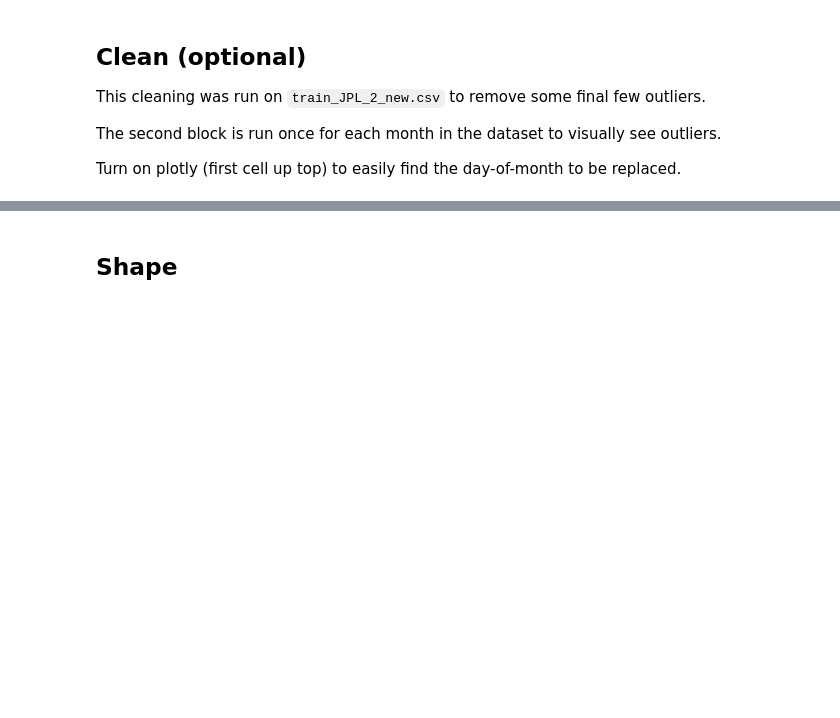
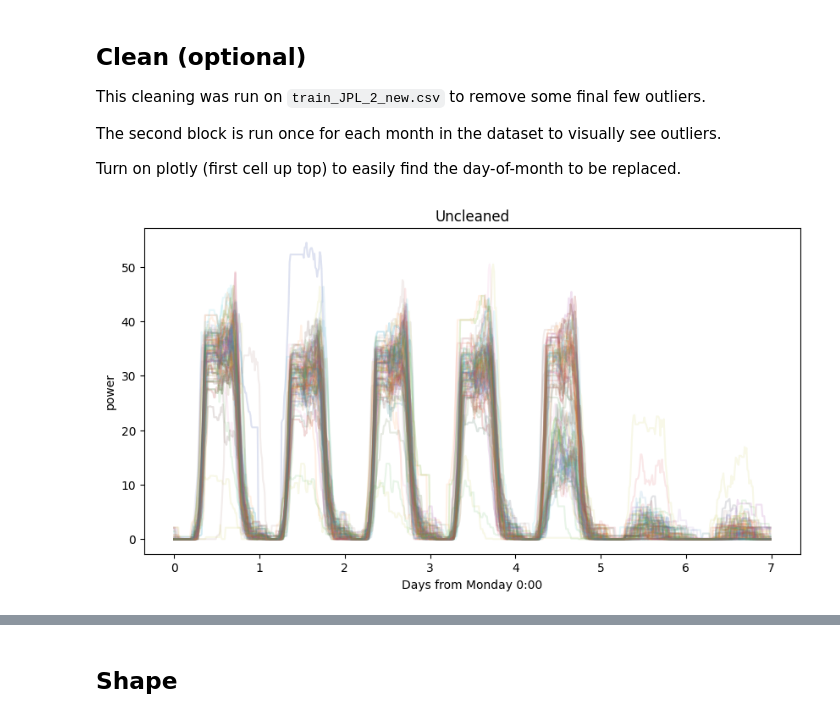
Before and after one commit to woodjmichael/Prophet-LSTM-EV-Forecast, a Jupyter notebook: ev_forecaster_no_sql.ipynb, the cells around one changed output, grey strips where cells are left out. Cells and saved outputs as stored; diff of their text form; code cells hidden in the pictures; blank space fills up the shorter version.

```diff
--- a/ev_forecaster_no_sql.ipynb
+++ b/ev_forecaster_no_sql.ipynb
@@ -100,11 +103,13 @@ The second block is run once for each month in the dataset to visually see outli
 
 Turn on plotly (first cell up top) to easily find the day-of-month to be replaced.
 # %%
-# dataset = pd.read_csv('dati/train_JPL_2_new.csv',sep=';')
-# dataset['times_utc'] = pd.to_datetime(dataset['times_utc'], format=file_opt['dt_format'])
-# dataset.set_index('times_utc', inplace=True)
-# dataset = dataset.resample('15min').mean()
-#plot_weekly(dataset.power,title='Uncleaned')
+dataset = pd.read_csv('dati/train_JPL_4.csv',sep=';')
+dataset['times_utc'] = pd.to_datetime(dataset['times_utc'], format=file_opt['dt_format'])
+dataset.set_index('times_utc', inplace=True)
+dataset = dataset.resample('15min').mean()
+plot_weekly(dataset.power,title='Uncleaned')
+# %% [output]
+[figure, added]
 # %%
 # dataset['weekday'] = dataset.index.weekday*10
 # year_month = '2022-5'
```
Also changed, not shown: parts of 9 cells of this notebook, 21 other files.
